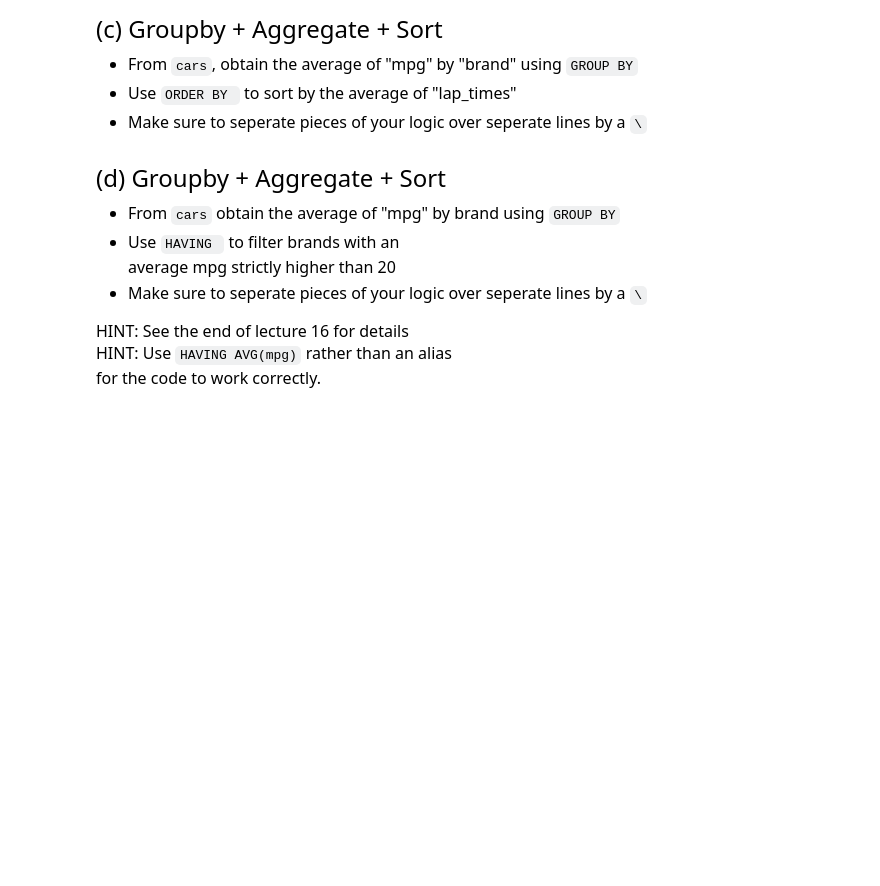
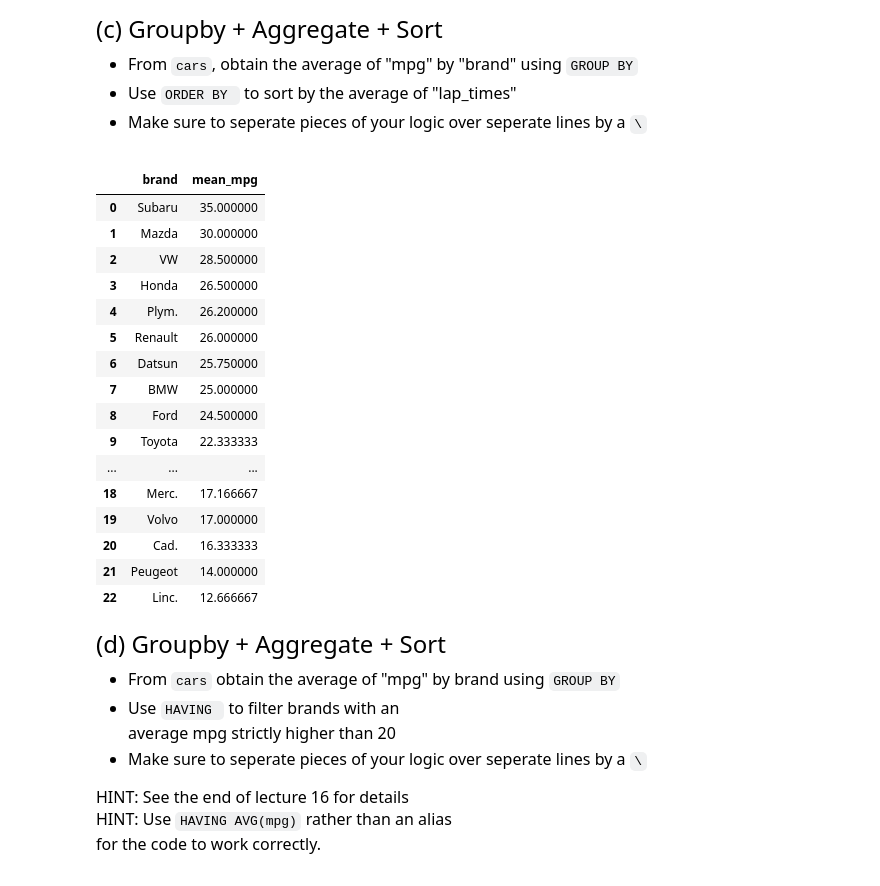
Before and after one commit to tomas3603/qtm151spring2024, a Jupyter notebook: Quiz4/Quiz 4.ipynb, the cells around one changed output. Saved outputs shown, nothing was run; the diff lists cells and outputs as text; code cells hidden in the pictures; blank space fills up the shorter version.

```diff
--- a/Quiz4/Quiz 4.ipynb
+++ b/Quiz4/Quiz 4.ipynb
@@ -85,3 +133,29 @@ Hints:
+# %%
+mpg = pd.read_sql(text("SELECT brand, \
+                       AVG(mpg) AS mean_mpg \
+                       FROM cars \
+                       GROUP BY brand \
+                       ORDER BY AVG(mpg) DESC;"),connection)
+
+mpg
+# %% [output]
+|  | brand | mean_mpg |
+| 0 | Subaru | 35.000000 |
+| 1 | Mazda | 30.000000 |
+| 2 | VW | 28.500000 |
+| 3 | Honda | 26.500000 |
+| 4 | Plym. | 26.200000 |
+| 5 | Renault | 26.000000 |
+| 6 | Datsun | 25.750000 |
+| 7 | BMW | 25.000000 |
+| 8 | Ford | 24.500000 |
+| 9 | Toyota | 22.333333 |
+| ... | ... | ... |
+| 18 | Merc. | 17.166667 |
+| 19 | Volvo | 17.000000 |
+| 20 | Cad. | 16.333333 |
+| 21 | Peugeot | 14.000000 |
+| 22 | Linc. | 12.666667 |
 # %% [markdown]
 <font size = "5">
 
```
Also changed, not shown: parts of 16 cells of this notebook, 3 other files.
